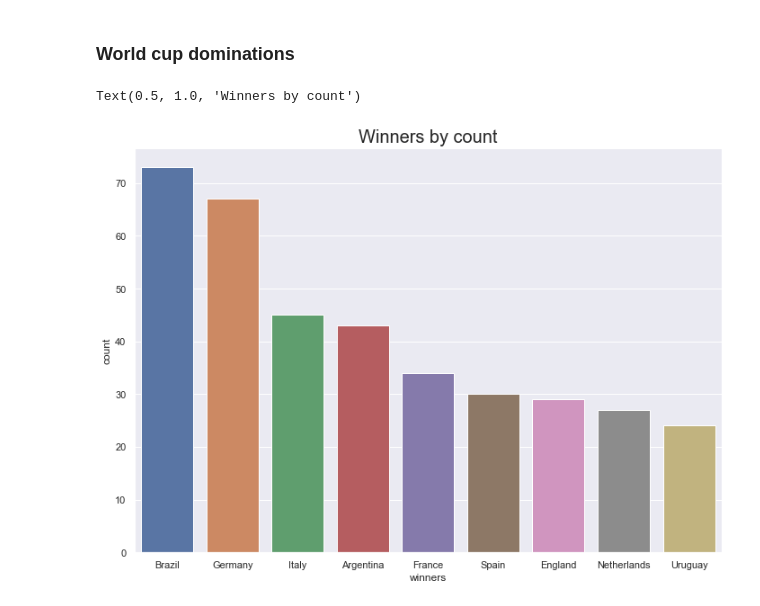
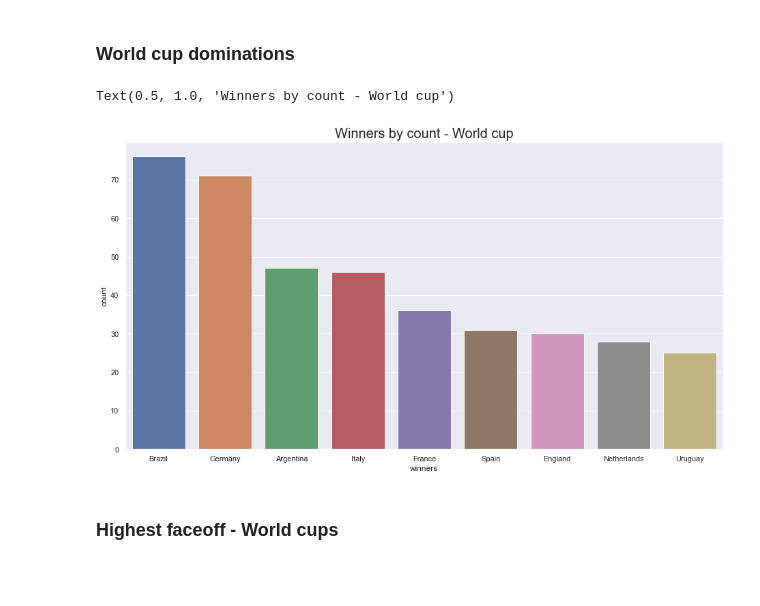
Before and after one commit to Tamizh2907/Footballdata, a Jupyter notebook: main.ipynb, the cells around one changed output. Cells and saved outputs as stored; diff of their text form; code cells hidden in the pictures; blank space fills up the shorter version.

```diff
--- a/main.ipynb
+++ b/main.ipynb
@@ -105,5 +180,5 @@ results1900s = results[results['date'].between('1900-01-01', '1950-12-31', inclu
 # %%
-sns.set(rc={'figure.figsize':(11.7,8.27)})
+sns.set(rc={'figure.figsize':(15.7,8.27)})
 sns.countplot(x=results1900s['winners'],
-                order=results1900s.winners.value_counts().iloc[1:10].index).set_title("Winners by count", fontsize=20)
+                order=results1900s.winners.value_counts().iloc[1:10].index).set_title("Winners by count - 1900 - 1950", fontsize=20)
 # %% [output]
@@ -116,5 +191,5 @@ results1950s = results[results['date'].between('1950-01-01', '1999-12-31', inclu
 # %%
-sns.set(rc={'figure.figsize':(11.7,8.27)})
+sns.set(rc={'figure.figsize':(15.7,8.27)})
 sns.countplot(x=results1950s['winners'],
-                order=results1950s.winners.value_counts().iloc[1:10].index).set_title("Winners by count", fontsize=20)
+                order=results1950s.winners.value_counts().iloc[1:10].index).set_title("Winners by count - 1950 - 2000", fontsize=20)
 # %% [output]
@@ -127,5 +202,5 @@ results2000s = results[results['date'].between('200-01-01', '2000-12-31', inclus
 # %%
-sns.set(rc={'figure.figsize':(11.7,8.27)})
+sns.set(rc={'figure.figsize':(15.7,8.27)})
 sns.countplot(x=results2000s['winners'],
-                order=results2000s.winners.value_counts().iloc[1:10].index).set_title("Winners by count", fontsize=20)
+                order=results2000s.winners.value_counts().iloc[1:10].index).set_title("Winners by count - 2000s", fontsize=20)
 # %% [output]
@@ -134,11 +209,13 @@ Text(0.5, 1.0, 'Winners by count')
 # %% [markdown]
 ### World cup dominations
 # %%
-resultsworldcup = results[results['tournament'] == 'FIFA World Cup']
+resultsworldcup = resultshootmerge[resultshootmerge['tournament'] == 'FIFA World Cup']
 # %%
-sns.set(rc={'figure.figsize':(11.7,8.27)})
+sns.set(rc={'figure.figsize':(15.7,8.27)})
 sns.countplot(x=resultsworldcup['winners'],
-                order=resultsworldcup.winners.value_counts().iloc[1:10].index).set_title("Winners by count", fontsize=20)
+                order=resultsworldcup.winners.value_counts().iloc[1:10].index).set_title("Winners by count - World cup", fontsize=20)
 # %% [output]
-Text(0.5, 1.0, 'Winners by count')
+Text(0.5, 1.0, 'Winners by count - World cup')
-[figure, old version]
+[figure, new version]
+# %% [markdown]
+### Highest faceoff - World cups
```
Also changed, not shown: parts of 56 cells of this notebook.
